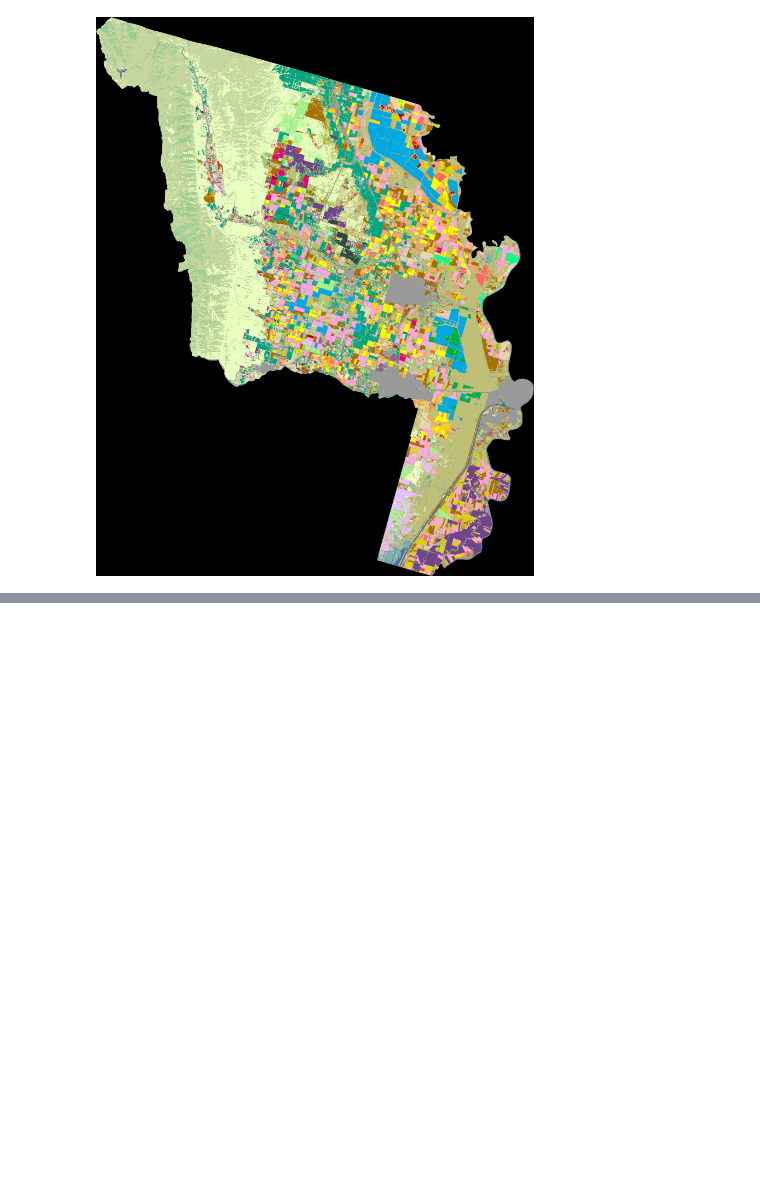
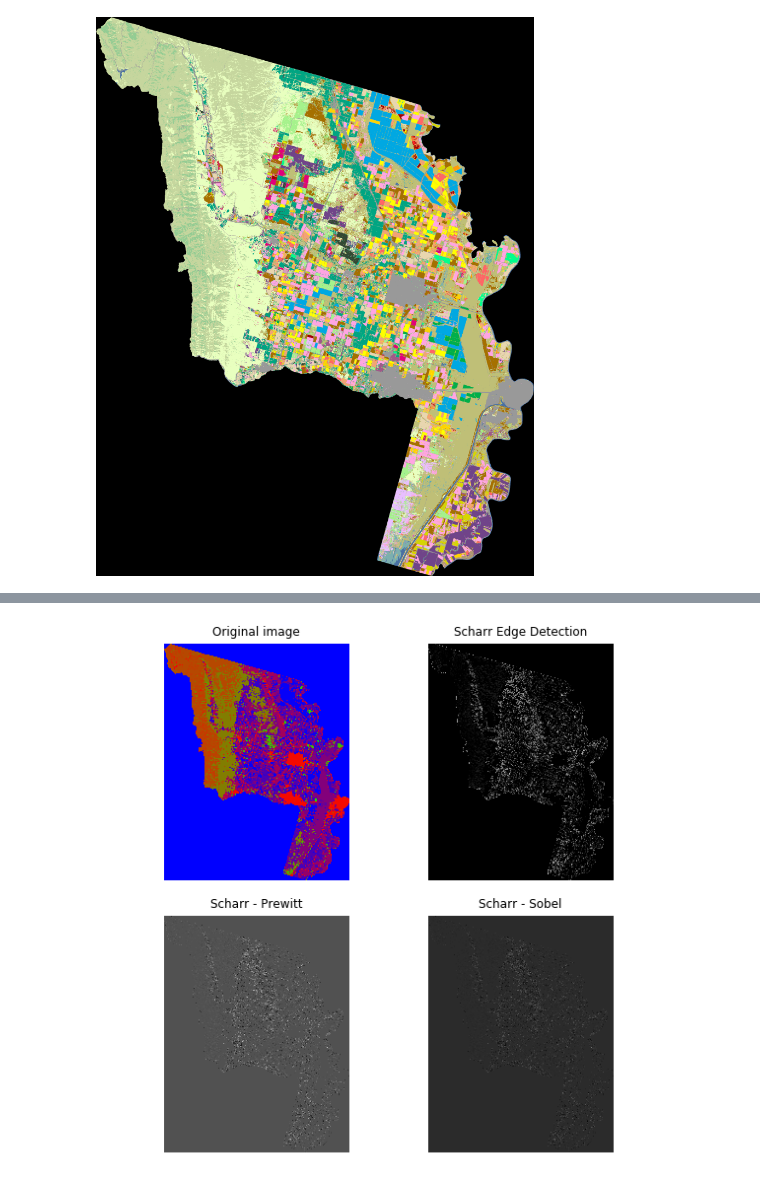
Before and after one commit to MarcelColvin/GeoSpatial-Classification, a Jupyter notebook: Data_extraction_marcel.ipynb, the cells around one changed output, grey strips where cells are left out. Saved outputs shown, nothing was run; the diff lists cells and outputs as text; code cells hidden in the pictures; blank space fills up the shorter version.

```diff
--- a/Data_extraction_marcel.ipynb
+++ b/Data_extraction_marcel.ipynb
@@ -33,0 +89,39 @@ colordf.head(10)
+# %%
+import numpy as np
+import matplotlib.pyplot as plt
+
+from skimage.data import camera
+from skimage.filters import roberts, sobel, scharr, prewitt
+
+img = im
+edge_sobel = sobel(img)
+edge_scharr = scharr(img)
+edge_prewitt = prewitt(img)
+
+diff_scharr_prewitt = edge_scharr - edge_prewitt
+diff_scharr_sobel = edge_scharr - edge_sobel
+max_diff = np.max(np.maximum(diff_scharr_prewitt, diff_scharr_sobel))
+
+fig, axes = plt.subplots(nrows=2, ncols=2, sharex=True, sharey=True,
+                         figsize=(8, 8))
+ax = axes.ravel()
+
+ax[0].imshow(img, cmap=plt.cm.brg)
+ax[0].set_title('Original image')
+
+ax[1].imshow(edge_scharr, cmap=plt.cm.gray)
+ax[1].set_title('Scharr Edge Detection')
+
+ax[2].imshow(diff_scharr_prewitt, cmap=plt.cm.gray, vmax=max_diff)
+ax[2].set_title('Scharr - Prewitt')
+
+ax[3].imshow(diff_scharr_sobel, cmap=plt.cm.gray, vmax=max_diff)
+ax[3].set_title('Scharr - Sobel')
+
+for a in ax:
+    a.axis('off')
+
+plt.tight_layout()
+plt.show()
+# %% [output]
+[figure, added]
```
Also changed, not shown: parts of 7 cells of this notebook.
